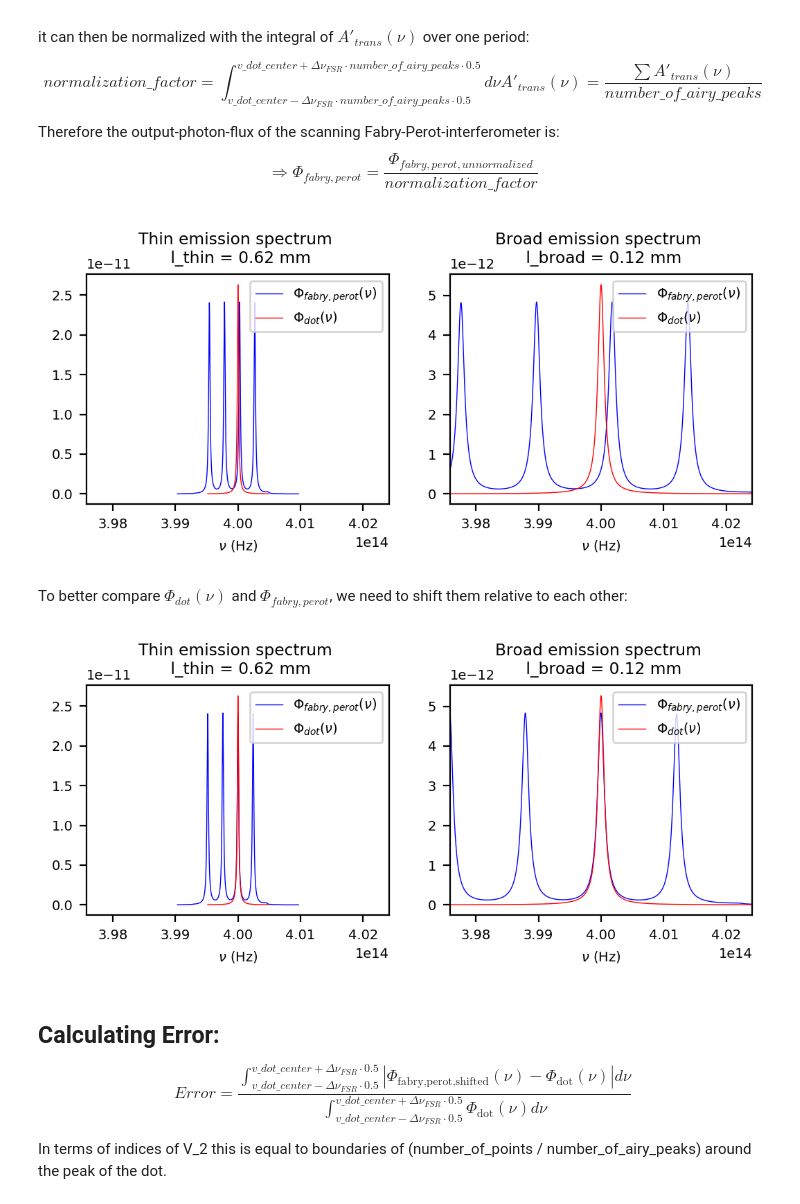
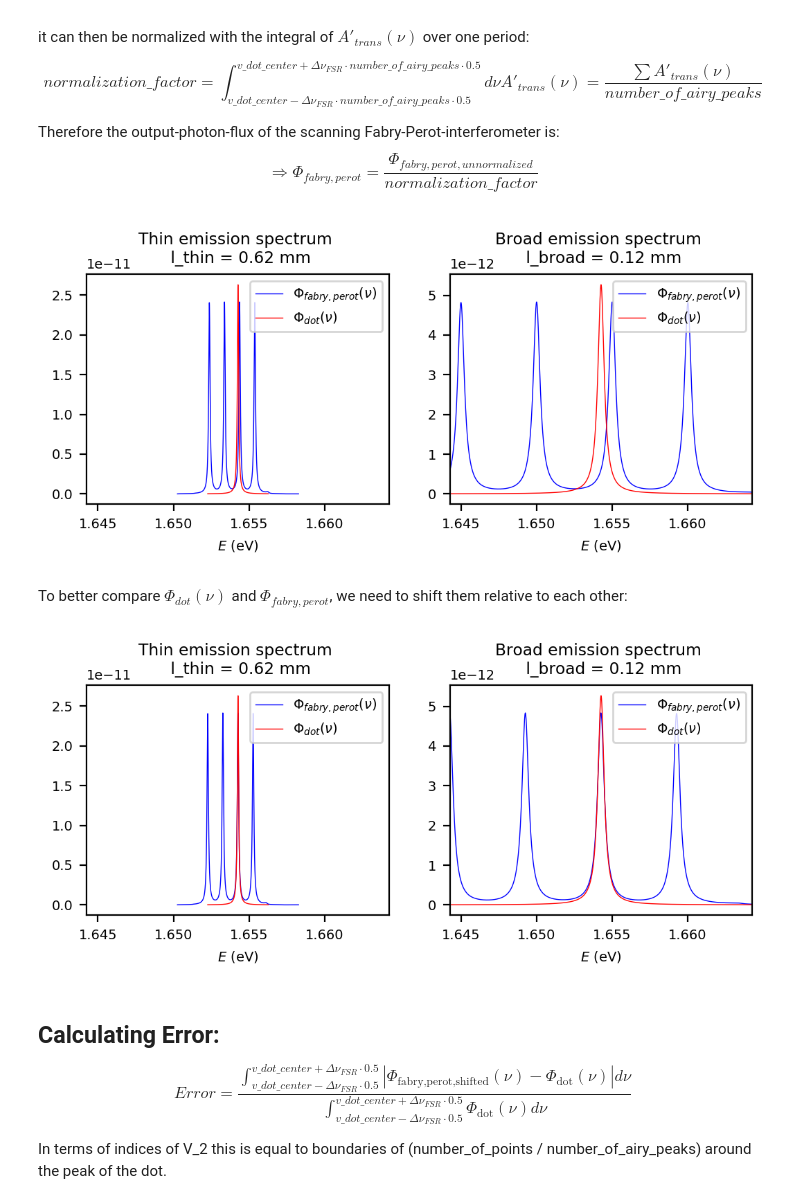
Before and after one commit to JKU-HFP/Sizing_Fabry_Perot_Interferometer, a Jupyter notebook: Sizing_Fabry_Perot_Interferometer.ipynb, the cells around one changed output. Saved outputs shown, nothing was run; the diff lists cells and outputs as text; code cells hidden in the pictures.

```diff
--- a/Sizing_Fabry_Perot_Interferometer.ipynb
+++ b/Sizing_Fabry_Perot_Interferometer.ipynb
@@ -35,3 +39,6 @@ plt.rcParams.update({
+# %%
+def convert_Hz_to_eV(v_Hz):
+    return v_Hz * constants.h / constants.e
 # %% [markdown]
 Reflectivity of our mirrors.
 # %%
@@ -126,6 +133,8 @@ V_broad = np.linspace(*v_boundaries_broad, number_of_points)
 
 phi_dot_thin = calc_phi_dot(V_thin, v_dot_center, v_dot_spectral_range_thin)
 phi_dot_broad = calc_phi_dot(V_broad, v_dot_center, v_dot_spectral_range_broad)
+# %%
+E_boundaries_broad = [convert_Hz_to_eV(v) for v in v_boundaries_broad]
 # %%
 fig, (ax1_thin, ax1_broad) = plt.subplots(1, 2)
 
@@ -184,25 +193,25 @@ V_2_broad, phi_fabry_perot_broad = calc_phi_fabry_perot(V_broad, v_dot_center, v
 # %%
 plt.figure()
 
 plt.subplot(1, 2, 1)
-plt.plot(V_2_thin, phi_fabry_perot_thin, "b", label=r"$\Phi_{fabry,perot}(\nu)$")
-plt.plot(V_thin, phi_dot_thin, "r" , label=r"$\Phi_{dot}(\nu)$")
-plt.xlabel(r"$\nu$ (Hz)")
-plt.xlim(v_boundaries_broad)
+plt.plot(convert_Hz_to_eV(V_2_thin), phi_fabry_perot_thin, "b", label=r"$\Phi_{fabry,perot}(\nu)$")
+plt.plot(convert_Hz_to_eV(V_thin), phi_dot_thin, "r" , label=r"$\Phi_{dot}(\nu)$")
+plt.xlabel(r"$E$ (eV)")
+plt.xlim(E_boundaries_broad)
 plt.legend()
 plt.title(f"Thin emission spectrum \n l_thin = {l_thin * 10**3:.02f} mm")
 
 plt.subplot(1, 2, 2)
-plt.plot(V_2_broad, phi_fabry_perot_broad, "b", label=r"$\Phi_{fabry,perot}(\nu)$")
-plt.plot(V_broad, phi_dot_broad, "r" , label=r"$\Phi_{dot}(\nu)$")
-plt.xlabel(r"$\nu$ (Hz)")
-plt.xlim(v_boundaries_broad)
+plt.plot(convert_Hz_to_eV(V_2_broad), phi_fabry_perot_broad, "b", label=r"$\Phi_{fabry,perot}(\nu)$")
+plt.plot(convert_Hz_to_eV(V_broad), phi_dot_broad, "r" , label=r"$\Phi_{dot}(\nu)$")
+plt.xlabel(r"$E$ (eV)")
+plt.xlim(E_boundaries_broad)
 plt.legend()
 plt.title(f"Broad emission spectrum \n l_broad = {l_broad * 10**3:.02f} mm")
 
 plt.show()
 # %% [output]
-[figure, old version]
+[figure, new version]
 # %% [markdown]
 To better compare $\Phi_{dot}(\nu)$ and $\Phi_{fabry,perot}$, we need to shift them relative to each other:
 # %%
@@ -221,25 +230,25 @@ phi_fabry_perot_shifted_broad, position_closest_airy_peak_broad, position_dot_pe
 plt.figure()
 
 plt.subplot(1, 2, 1)
-plt.plot(V_2_thin, phi_fabry_perot_shifted_thin, "b", label=r"$\Phi_{fabry,perot}(\nu)$")
-plt.plot(V_thin, phi_dot_thin, "r" , label=r"$\Phi_{dot}(\nu)$")
-plt.xlabel(r"$\nu$ (Hz)")
-plt.xlim(v_boundaries_broad)
+plt.plot(convert_Hz_to_eV(V_2_thin), phi_fabry_perot_shifted_thin, "b", label=r"$\Phi_{fabry,perot}(\nu)$")
+plt.plot(convert_Hz_to_eV(V_thin), phi_dot_thin, "r" , label=r"$\Phi_{dot}(\nu)$")
+plt.xlabel(r"$E$ (eV)")
+plt.xlim(E_boundaries_broad)
 plt.legend()
 plt.title(f"Thin emission spectrum \n l_thin = {l_thin * 10**3:.02f} mm")
 
 plt.subplot(1, 2, 2)
-plt.plot(V_2_broad, phi_fabry_perot_shifted_broad, "b", label=r"$\Phi_{fabry,perot}(\nu)$")
-plt.plot(V_broad, phi_dot_broad, "r" , label=r"$\Phi_{dot}(\nu)$")
-plt.xlabel(r"$\nu$ (Hz)")
-plt.xlim(v_boundaries_broad)
+plt.plot(convert_Hz_to_eV(V_2_broad), phi_fabry_perot_shifted_broad, "b", label=r"$\Phi_{fabry,perot}(\nu)$")
+plt.plot(convert_Hz_to_eV(V_broad), phi_dot_broad, "r" , label=r"$\Phi_{dot}(\nu)$")
+plt.xlabel(r"$E$ (eV)")
+plt.xlim(E_boundaries_broad)
 plt.legend()
 plt.title(f"Broad emission spectrum \n l_broad = {l_broad * 10**3:.02f} mm")
 
 
 plt.show()
 # %% [output]
-[figure, old version]
+[figure, new version]
 # %% [markdown]
 ## Calculating Error:
 
```
Also changed, not shown: parts of 3 cells of this notebook.
